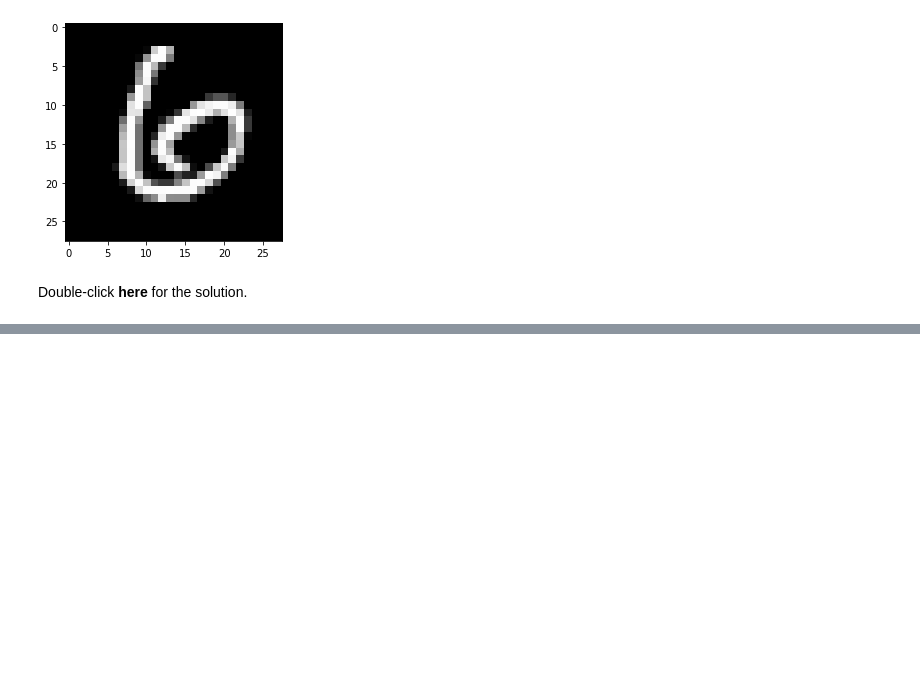
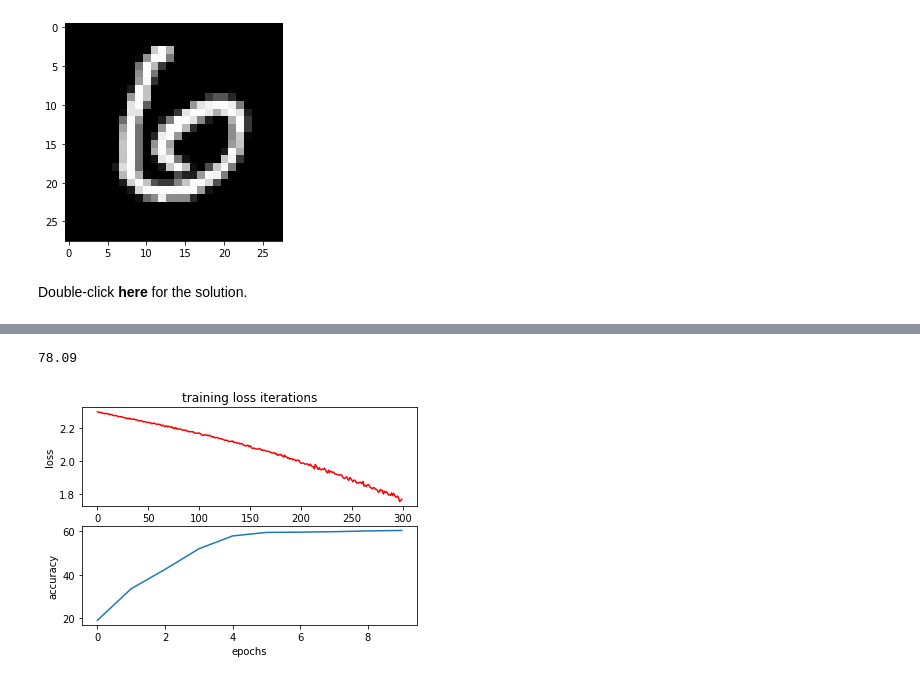
Before and after one commit to ramkumarr02/PyTorch-Basics, a Jupyter notebook: PyTorch_Basics.ipynb, the cells around one changed output, grey strips where cells are left out. Saved outputs shown, nothing was run; the diff lists cells and outputs as text; code cells hidden in the pictures; blank space fills up the shorter version.

```diff
--- a/PyTorch_Basics.ipynb
+++ b/PyTorch_Basics.ipynb
@@ -1607,0 +1604,23 @@ training_results['validation_accuracy']
+# %%
+max(training_results['validation_accuracy'])
+# %% [output]
+78.09
+# %%
+input_dim = 28 * 28
+hidden_dim1 = 50
+hidden_dim2 = 50
+output_dim = 10
+
+model = torch.nn.Sequential(
+    torch.nn.Linear(input_dim, hidden_dim1),
+    torch.nn.Tanh(),
+    torch.nn.Linear(hidden_dim1, hidden_dim2),
+    torch.nn.Tanh(),
+    torch.nn.Linear(hidden_dim2, output_dim),
+)
+learning_rate = 0.01
+optimizer = torch.optim.SGD(model.parameters(), lr = learning_rate)
+training_results = train(model, criterion, train_loader, validation_loader, optimizer, epochs = 10)
+plot_accuracy_loss(training_results)
+# %% [output]
+[figure, added]
```
Also changed, not shown: parts of 9 cells of this notebook.
